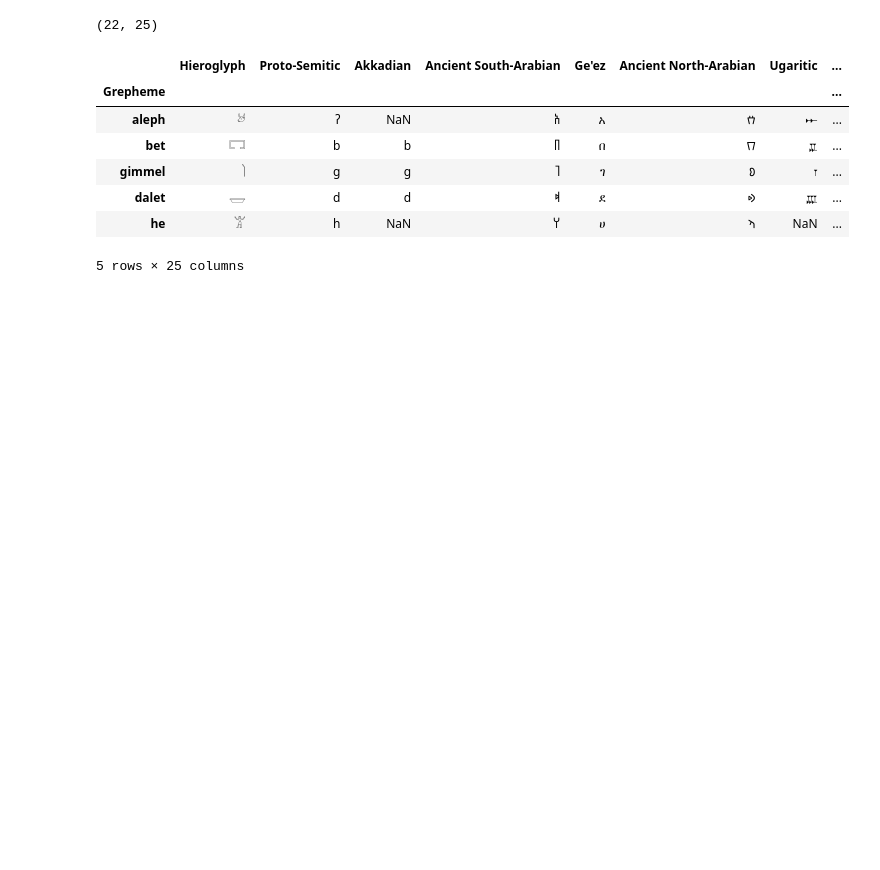
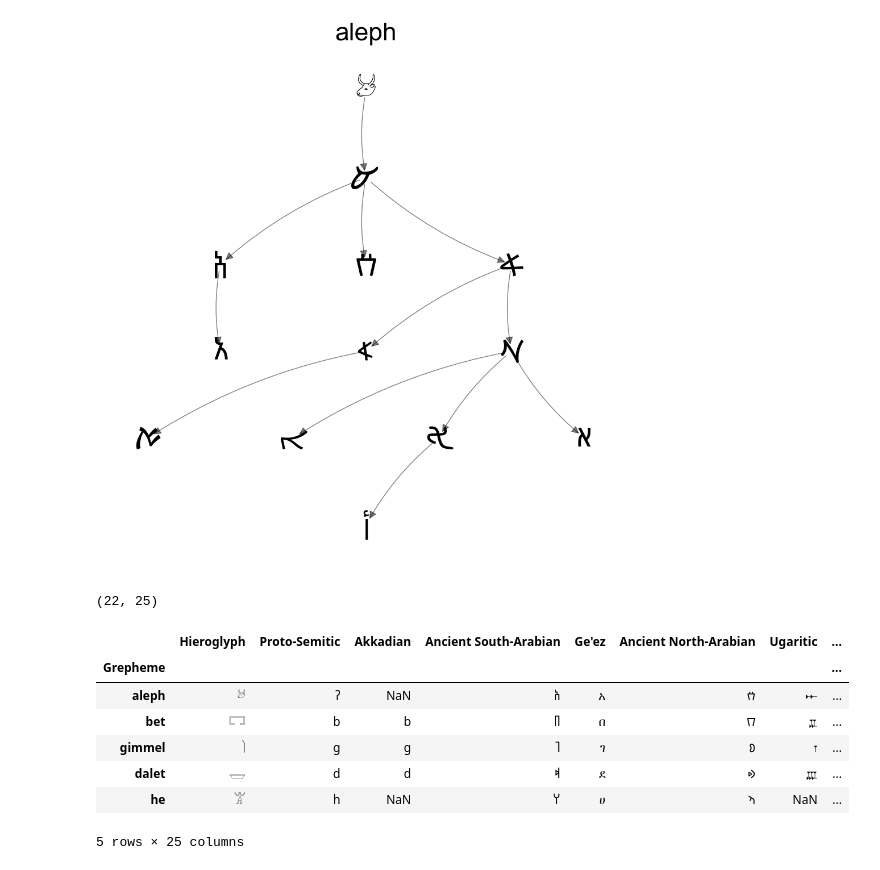
Before and after one commit to bensapirstein/DeepGraphemics, a Jupyter notebook: 0_data_collection.ipynb, the cells around one changed output. Drawn from its saved outputs; the diff is of its cells as text; code cells hidden in the pictures; blank space fills up the shorter version.

Commit message:
evolutionary plots

```diff
--- a/0_data_collection.ipynb
+++ b/0_data_collection.ipynb
@@ -19,6 +19,22 @@ fga = FontGraphemeAnalyzer(scripts_csv,
                            specific_encoding_csv,
                            font_encoding_csv,
                            data_dir)
+# %%
+from src.evolution import plot_evolutionary_tree
+
+relationships = {
+    "Hieroglyph": ["Proto-Sinaitic"],
+    "Proto-Sinaitic": ["Ancient South-Arabian", "Ancient North-Arabian", "Phoenician"],
+    "Ancient South-Arabian": ["Ge'ez"],
+    "Phoenician": ["Paleo-Hebrew", "Aramaic"],
+    "Paleo-Hebrew": ["Samaritan"],
+    "Aramaic": ["Syriac", "Nabataean", "Hebrew"],
+    "Nabataean": ["Arabic"],
+}
+
+plot_evolutionary_tree("aleph", relationships, fga, "data/semiticRegular")
+# %% [output]
+[figure, added]
 # %%
 # Load the 'alphabet_allographic_etymology.csv' file and explore its contents
 etymology_table_df = pd.read_csv(etymology_table_csv, index_col=0)
```
Also changed, not shown: parts of 3 cells of this notebook, 2 other files.
